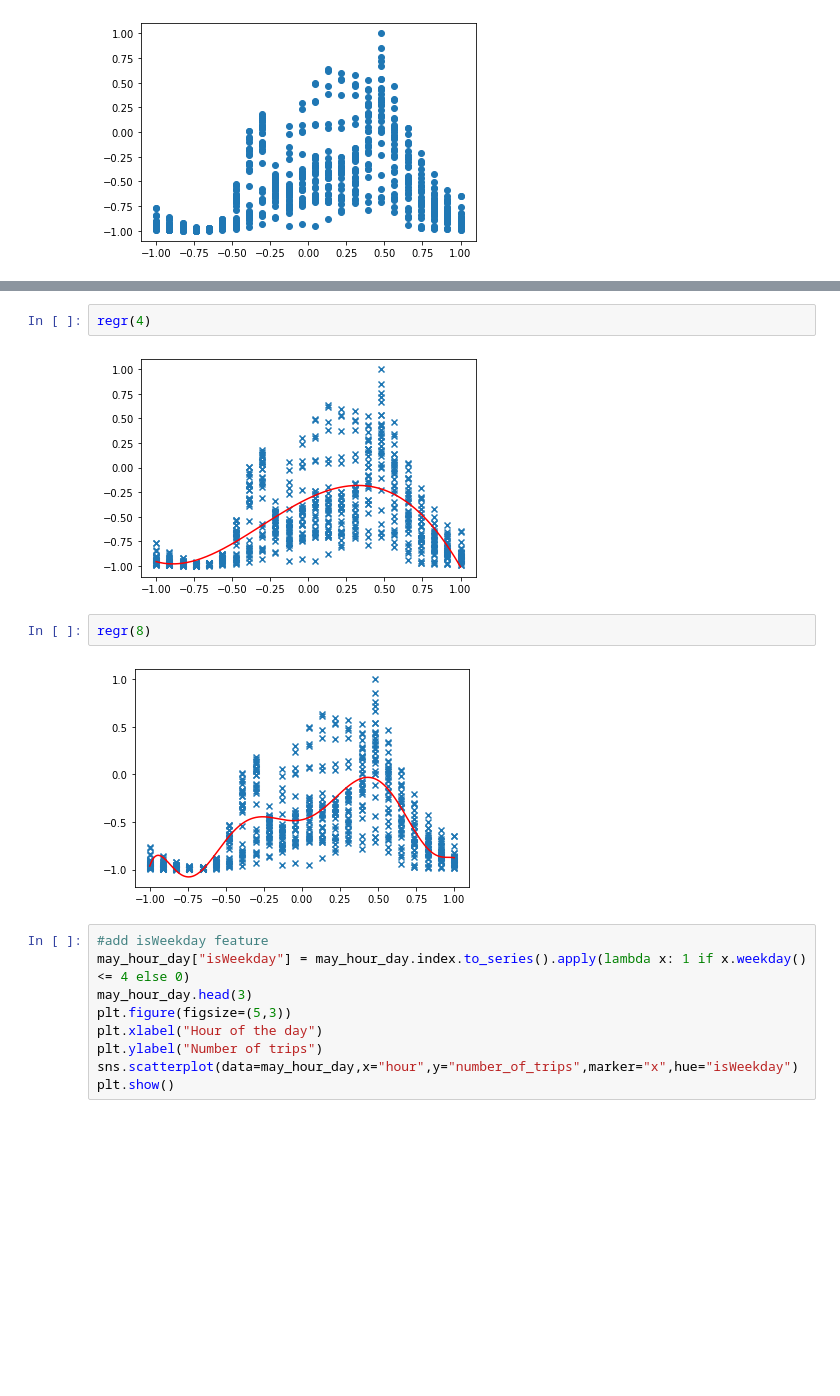
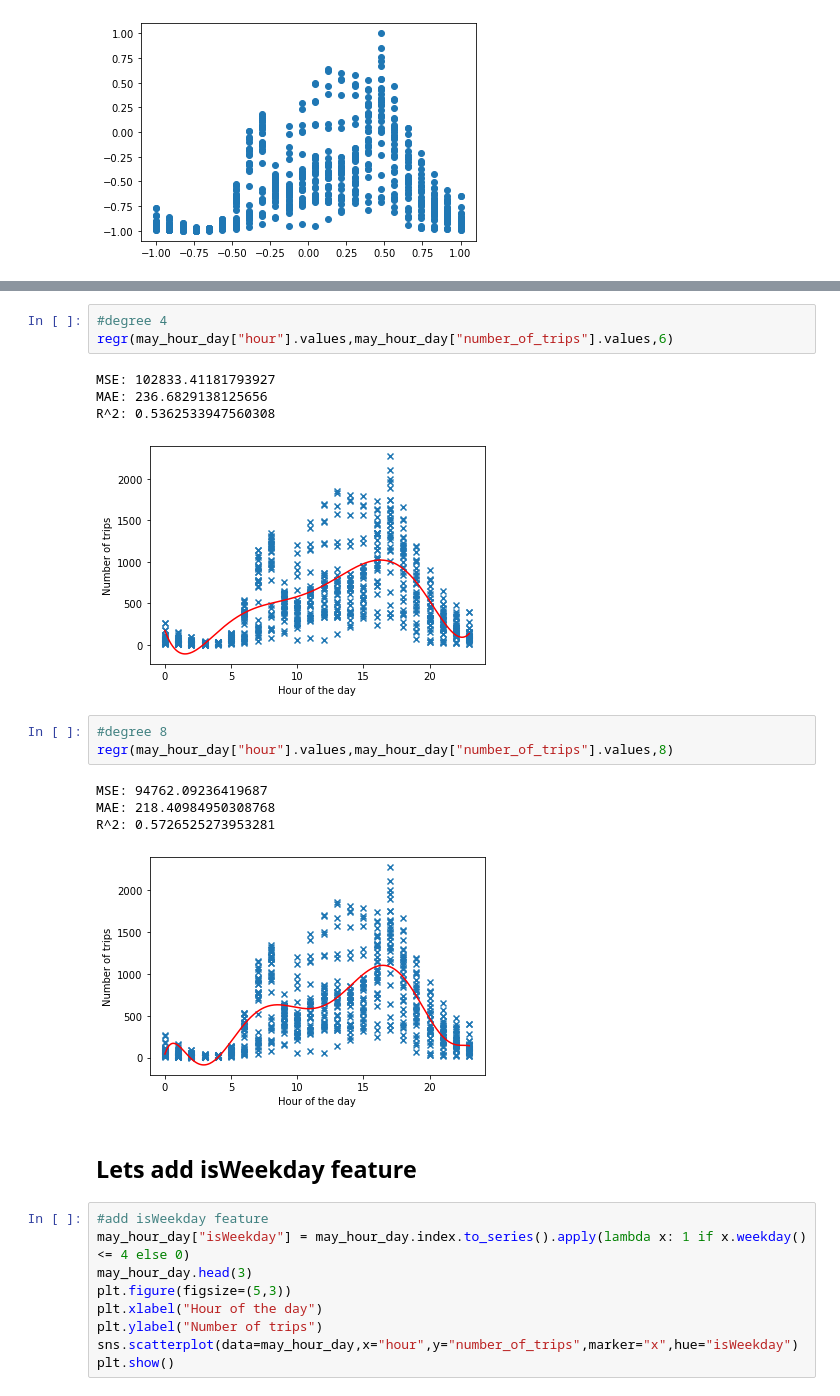
Before and after one commit to agruenb/PrescriptiveStruggle_BikeSharing, a Jupyter notebook: adrianWorkspace/getting familiar with predictions.ipynb, the cells around one changed output, grey strips where cells are left out. Drawn from its saved outputs; the diff is of its cells as text; blank space fills up the shorter version.

```diff
--- a/adrianWorkspace/getting familiar with predictions.ipynb
+++ b/adrianWorkspace/getting familiar with predictions.ipynb
@@ -96,11 +102,21 @@ regr(3)
-# %%
-regr(4)
-# %% [output]
-[figure, removed]
-# %%
-regr(8)
-# %% [output]
-[figure, removed]
+# %%
+#degree 4
+regr(may_hour_day["hour"].values,may_hour_day["number_of_trips"].values,6)
+# %% [output]
+MSE: 102833.41181793927
+MAE: 236.6829138125656
+R^2: 0.5362533947560308
+[figure, added]
+# %%
+#degree 8
+regr(may_hour_day["hour"].values,may_hour_day["number_of_trips"].values,8)
+# %% [output]
+MSE: 94762.09236419687
+MAE: 218.40984950308768
+R^2: 0.5726525273953281
+[figure, added]
+# %% [markdown]
+## Lets add isWeekday feature
 # %%
 #add isWeekday feature
 may_hour_day["isWeekday"] = may_hour_day.index.to_series().apply(lambda x: 1 if x.weekday() <= 4 else 0)
```
Also changed, not shown: parts of 17 cells of this notebook.
